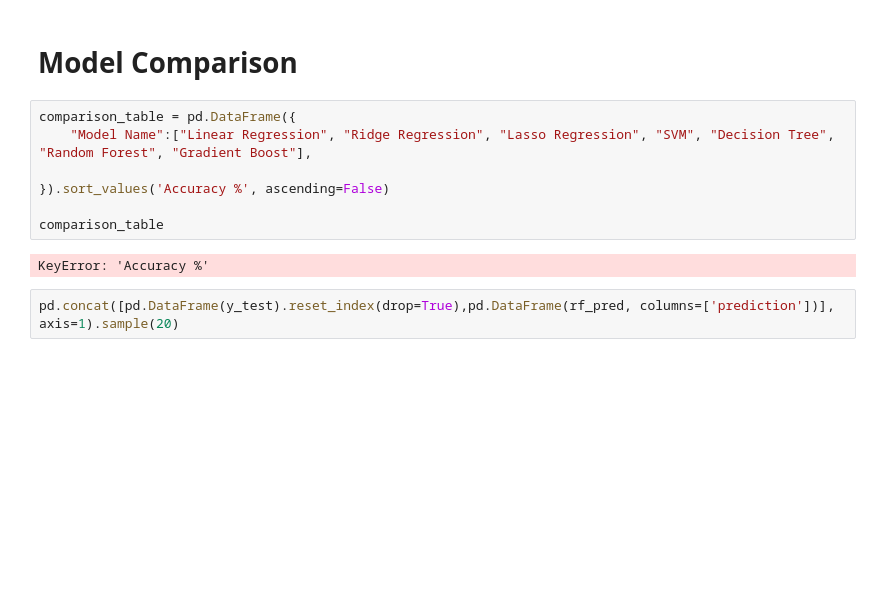
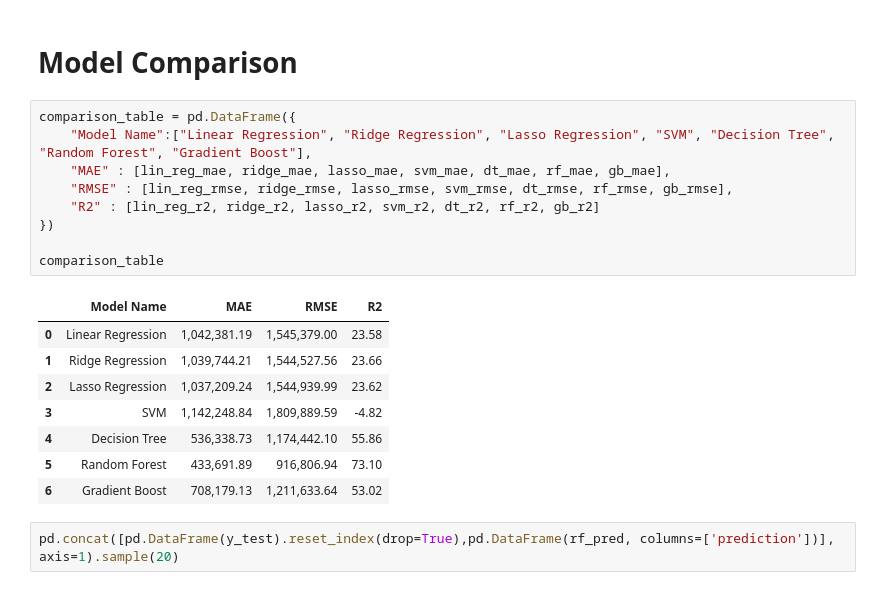
Before and after one commit to obaliuta/class_reg_segm, a Jupyter notebook: notebook_reg.ipynb, the cells around one changed output. Saved outputs shown, nothing was run; the diff lists cells and outputs as text; blank space fills up the shorter version.

```diff
--- a/notebook_reg.ipynb
+++ b/notebook_reg.ipynb
@@ -454,12 +454,21 @@ print(gb_r2)
 # %%
 comparison_table = pd.DataFrame({
     "Model Name":["Linear Regression", "Ridge Regression", "Lasso Regression", "SVM", "Decision Tree", "Random Forest", "Gradient Boost"],
-
-}).sort_values('Accuracy %', ascending=False)
+    "MAE" : [lin_reg_mae, ridge_mae, lasso_mae, svm_mae, dt_mae, rf_mae, gb_mae],
+    "RMSE" : [lin_reg_rmse, ridge_rmse, lasso_rmse, svm_rmse, dt_rmse, rf_rmse, gb_rmse],
+    "R2" : [lin_reg_r2, ridge_r2, lasso_r2, svm_r2, dt_r2, rf_r2, gb_r2]
+})
 
 comparison_table
 # %% [output]
-KeyError: 'Accuracy %'
+|  | Model Name | MAE | RMSE | R2 |
+| 0 | Linear Regression | 1,042,381.19 | 1,545,379.00 | 23.58 |
+| 1 | Ridge Regression | 1,039,744.21 | 1,544,527.56 | 23.66 |
+| 2 | Lasso Regression | 1,037,209.24 | 1,544,939.99 | 23.62 |
+| 3 | SVM | 1,142,248.84 | 1,809,889.59 | -4.82 |
+| 4 | Decision Tree | 536,338.73 | 1,174,442.10 | 55.86 |
+| 5 | Random Forest | 433,691.89 | 916,806.94 | 73.10 |
+| 6 | Gradient Boost | 708,179.13 | 1,211,633.64 | 53.02 |
 # %%
 pd.concat([pd.DataFrame(y_test).reset_index(drop=True),pd.DataFrame(rf_pred, columns=['prediction'])], axis=1).sample(20)
 # %% [output]
```
